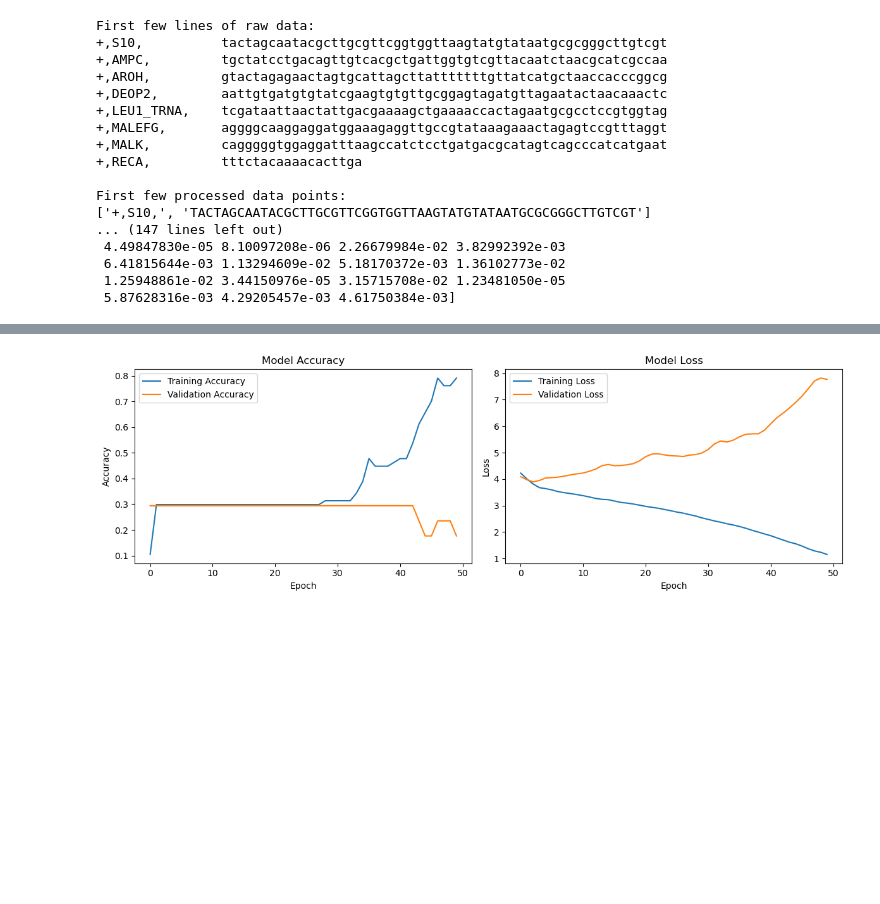
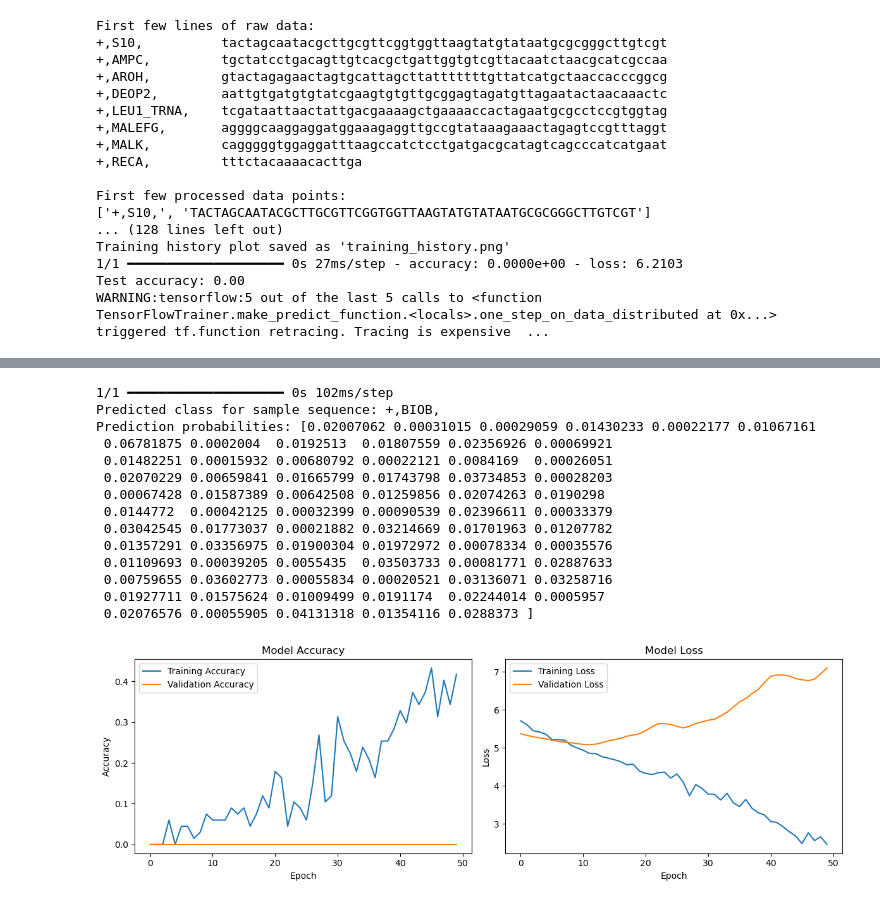
Before and after one commit to ahmxdd/DNA-Sequence-Classification-CNN, a Jupyter notebook: DNA Sequence Classification project.ipynb, the cells around one changed output, grey strips where cells are left out. Drawn from its saved outputs; the diff is of its cells as text; code cells hidden in the pictures; blank space fills up the shorter version.

```diff
--- a/DNA Sequence Classification project.ipynb
+++ b/DNA Sequence Classification project.ipynb
@@ -5,18 +5,17 @@ from sklearn.model_selection import train_test_split
 from sklearn.preprocessing import LabelEncoder
 import tensorflow as tf
 from tensorflow.keras.models import Model
-from tensorflow.keras.layers import Input, Conv1D, MaxPooling1D, Dense, Flatten
+from tensorflow.keras.layers import Input, Conv1D, MaxPooling1D, Dense, Flatten, Dropout
 from tensorflow.keras.utils import to_categorical
 import requests
+from sklearn.utils.class_weight import compute_class_weight
 
 def load_and_preprocess_data(url):
-
-    # download data
+    # Download data
     response = requests.get(url)
     if response.status_code != 200:
         raise Exception(f"Failed to download data: HTTP {response.status_code}")
 
-    # print the first few lines of raw data
     print("First few lines of raw data:")
     print(response.text[:500])
 
@@ -34,50 +33,39 @@ def load_and_preprocess_data(url):
     if not data:
         raise Exception("No valid data found after preprocessing")
 
-    # print the first few data points
     print("\nFirst few processed data points:")
     for i in range(min(5, len(data))):
         print(data[i])
 
-    # convert to data frame
     df = pd.DataFrame(data, columns=['class', 'sequence'])
 
     X = df['sequence'].values
     y = df['class'].values
 
-    # convert sequences to numerical representation
     mapping = {'A': [1,0,0,0], 'C': [0,1,0,0], 'G': [0,0,1,0], 'T': [0,0,0,1]}
     X_encoded = np.array([
         [mapping[base] for base in seq if base in mapping]
         for seq in X
     ])
 
-    # make sure all sequences have same length
     max_length = max(len(seq) for seq in X_encoded)
     X_encoded = np.array([np.pad(seq, ((0, max_length - len(seq)), (0, 0)), 'constant') for seq in X_encoded])
 
-    # labels
     label_encoder = LabelEncoder()
     y_encoded = label_encoder.fit_transform(y)
     y_onehot = to_categorical(y_encoded)
 
-    # print unique classes
     unique_classes = set(label for label, _ in data)
     print(f"\nUnique classes in the dataset: {unique_classes}")
 
-    # print a few examples of raw data
     print("\nExamples of raw data:")
     for i in range(min(5, len(data))):
-        print(f"Class: {data[i][0]}, Sequence: {data[i][1][:20]}...")  # Print first 20 bases
+        print(f"Class: {data[i][0]}, Sequence: {data[i][1][:20]}...")
 
-    # print label encoder classes
     print(f"\nLabel encoder classes: {label_encoder.classes_}")
 
-    return X_encoded, y_onehot, label_encoder
+    return X_encoded, y_onehot, label_encoder, y_encoded
 
-
-
-# create the model using functional API
 def create_model(input_shape, num_classes):
     inputs = Input(shape=input_shape)
     x = Conv1D(32, 3, activation='relu')(inputs)
@@ -85,30 +73,32 @@ def create_model(input_shape, num_classes):
     x = Conv1D(64, 3, activation='relu')(x)
     x = MaxPooling1D(2)(x)
     x = Flatten()(x)
-    x = Dense(64, activation='relu')(x)
+    x = Dense(64, activation='relu', kernel_regularizer=tf.keras.regularizers.l2(0.01))(x)
+    x = Dropout(0.5)(x)
     outputs = Dense(num_classes, activation='softmax')(x)
 
     model = Model(inputs=inputs, outputs=outputs)
     model.compile(optimizer='adam', loss='categorical_crossentropy', metrics=['accuracy'])
     return model
 
-# Main execution
 if __name__ == "__main__":
     try:
-        # load data
         url = "https://archive.ics.uci.edu/ml/machine-learning-databases/molecular-biology/promoter-gene-sequences/promoters.data"
-        X_encoded, y_onehot, label_encoder = load_and_preprocess_data(url)
+        X_encoded, y_onehot, label_encoder, y_encoded = load_and_preprocess_data(url)
 
         print(f"\nShape of X_encoded: {X_encoded.shape}")
         print(f"Shape of y_onehot: {y_onehot.shape}")
 
-
         X_train, X_test, y_train, y_test = train_test_split(X_encoded, y_onehot, test_size=0.2, random_state=42)
 
+        # Compute class weights
+        class_weights = compute_class_weight('balanced', classes=np.unique(y_encoded), y=y_encoded)
+        class_weight_dict = dict(enumerate(class_weights))
+
         model = create_model(input_shape=(X_train.shape[1], X_train.shape[2]), num_classes=y_onehot.shape[1])
-        history = model.fit(X_train, y_train, epochs=50, batch_size=32, validation_split=0.2, verbose=2)
+        history = model.fit(X_train, y_train, epochs=50, batch_size=32, validation_split=0.2,
+                            class_weight=class_weight_dict, verbose=2)
 
-        # plot training history
         import matplotlib.pyplot as plt
         plt.figure(figsize=(12, 4))
         plt.subplot(1, 2, 1)
@@ -130,21 +120,17 @@ if __name__ == "__main__":
         plt.savefig('training_history.png')
         print("Training history plot saved as 'training_history.png'")
 
-        # evaluate model
         loss, accuracy = model.evaluate(X_test, y_test)
         print(f"Test accuracy: {accuracy:.2f}")
 
-        # predictions
         sample_sequence = X_test[0:1]
         prediction = model.predict(sample_sequence)
         predicted_class = label_encoder.inverse_transform([np.argmax(prediction)])
         print(f"Predicted class for sample sequence: {predicted_class[0]}")
         print(f"Prediction probabilities: {prediction[0]}")
 
-        # save the model
         model.save('dna_sequence_classifier.keras')
 
-    # error handling
     except Exception as e:
         print(f"An error occurred: {str(e)}")
         import traceback
@@ -162,8 +148,8 @@ First few lines of raw data:
 
 First few processed data points:
 ['+,S10,', 'TACTAGCAATACGCTTGCGTTCGGTGGTTAAGTATGTATAATGCGCGGGCTTGTCGT']
-... (147 lines left out)
- 4.49847830e-05 8.10097208e-06 2.26679984e-02 3.82992392e-03
- 6.41815644e-03 1.13294609e-02 5.18170372e-03 1.36102773e-02
- 1.25948861e-02 3.44150976e-05 3.15715708e-02 1.23481050e-05
- 5.87628316e-03 4.29205457e-03 4.61750384e-03]
+... (128 lines left out)
+Training history plot saved as 'training_history.png'
+1/1 ━━━━━━━━━━━━━━━━━━━━ 0s 27ms/step - accuracy: 0.0000e+00 - loss: 6.2103
+Test accuracy: 0.00
+WARNING:tensorflow:5 out of the last 5 calls to <function TensorFlowTrainer.make_predict_function.<locals>.one_step_on_data_distributed at 0x...> triggered tf.function retracing. Tracing is expensive  ...
@@ -170 +157,15 @@ First few processed data points:
+1/1 ━━━━━━━━━━━━━━━━━━━━ 0s 102ms/step
+Predicted class for sample sequence: +,BIOB,
+Prediction probabilities: [0.02007062 0.00031015 0.00029059 0.01430233 0.00022177 0.01067161
+ 0.06781875 0.0002004  0.0192513  0.01807559 0.02356926 0.00069921
+ 0.01482251 0.00015932 0.00680792 0.00022121 0.0084169  0.00026051
+ 0.02070229 0.00659841 0.01665799 0.01743798 0.03734853 0.00028203
+ 0.00067428 0.01587389 0.00642508 0.01259856 0.02074263 0.0190298
+ 0.0144772  0.00042125 0.00032399 0.00090539 0.02396611 0.00033379
+ 0.03042545 0.01773037 0.00021882 0.03214669 0.01701963 0.01207782
+ 0.01357291 0.03356975 0.01900304 0.01972972 0.00078334 0.00035576
+ 0.01109693 0.00039205 0.0055435  0.03503733 0.00081771 0.02887633
+ 0.00759655 0.03602773 0.00055834 0.00020521 0.03136071 0.03258716
+ 0.01927711 0.01575624 0.01009499 0.0191174  0.02244014 0.0005957
+ 0.02076576 0.00055905 0.04131318 0.01354116 0.0288373 ]
-[figure, old version]
+[figure, new version]
```
Also changed, not shown: parts of 1 cell of this notebook.
